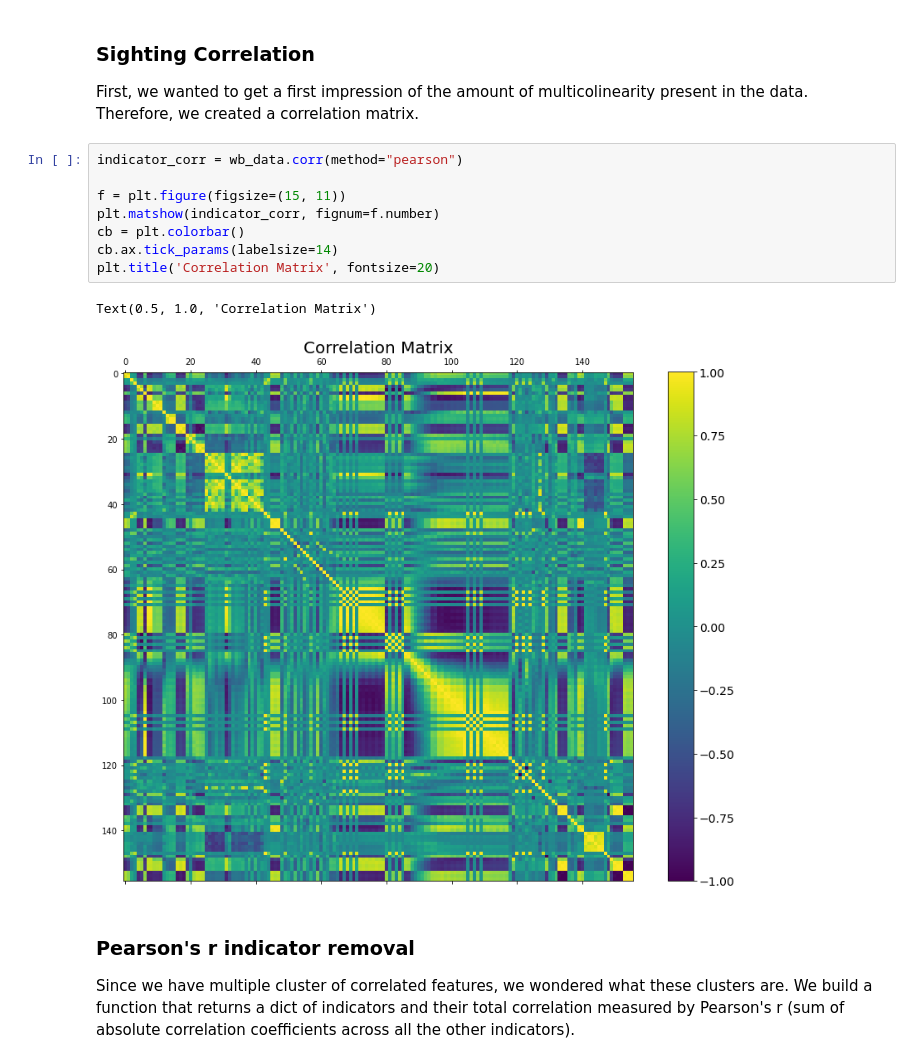
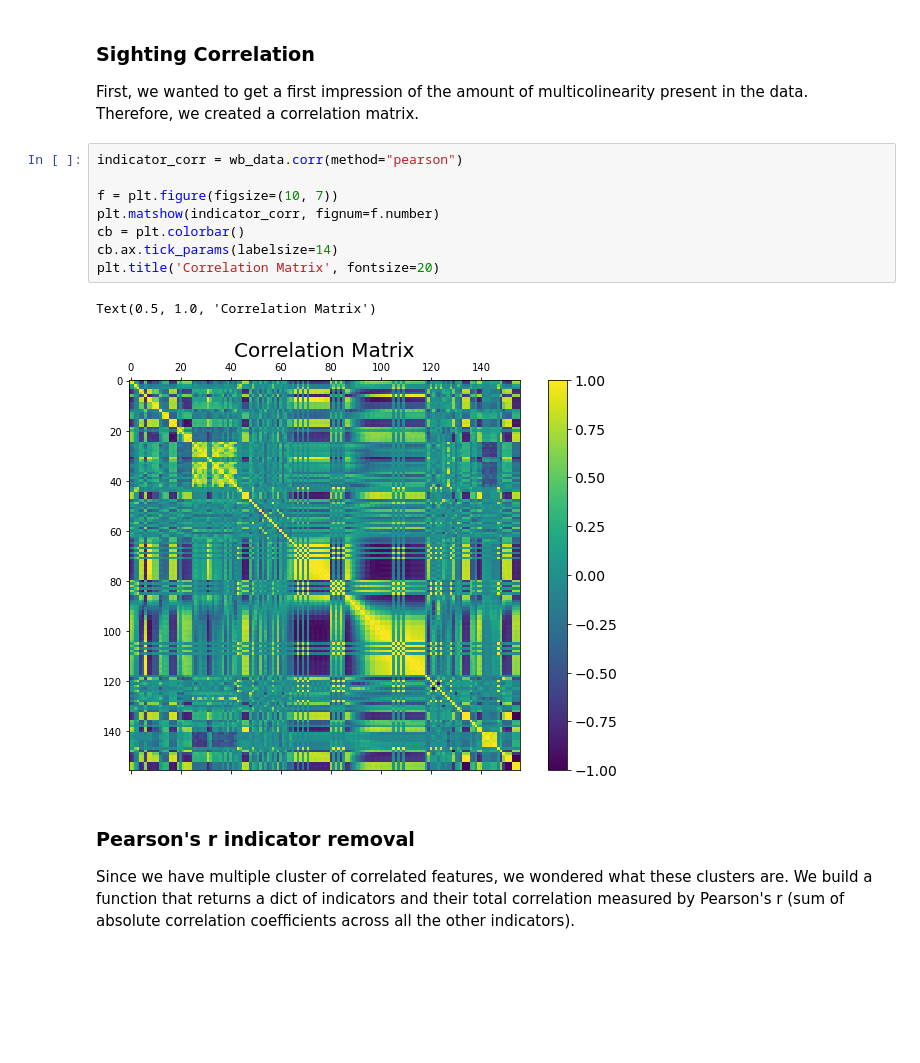
Before and after one commit to c-eberle/Data-Literacy-project, a Jupyter notebook: 03_regression_analysis_part2.ipynb, the cells around one changed output. Cells and saved outputs as stored; diff of their text form; blank space fills up the shorter version.

```diff
--- a/03_regression_analysis_part2.ipynb
+++ b/03_regression_analysis_part2.ipynb
@@ -36,14 +36,14 @@ First, we wanted to get a first impression of the amount of multicolinearity pre
 # %%
 indicator_corr = wb_data.corr(method="pearson")
 
-f = plt.figure(figsize=(15, 11))
+f = plt.figure(figsize=(10, 7))
 plt.matshow(indicator_corr, fignum=f.number)
 cb = plt.colorbar()
 cb.ax.tick_params(labelsize=14)
 plt.title('Correlation Matrix', fontsize=20)
 # %% [output]
 Text(0.5, 1.0, 'Correlation Matrix')
-[figure, old version]
+[figure, new version]
 # %% [markdown]
 ### Pearson's r indicator removal
 
```
Also changed, not shown: parts of 14 cells of this notebook, 2 other files.
